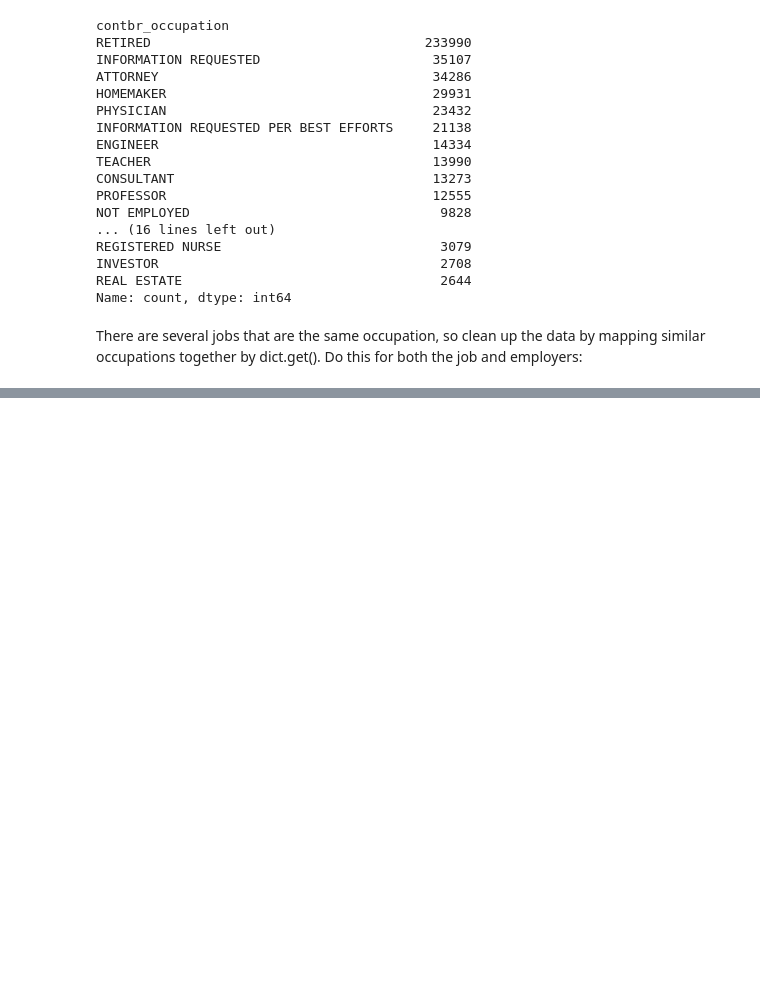
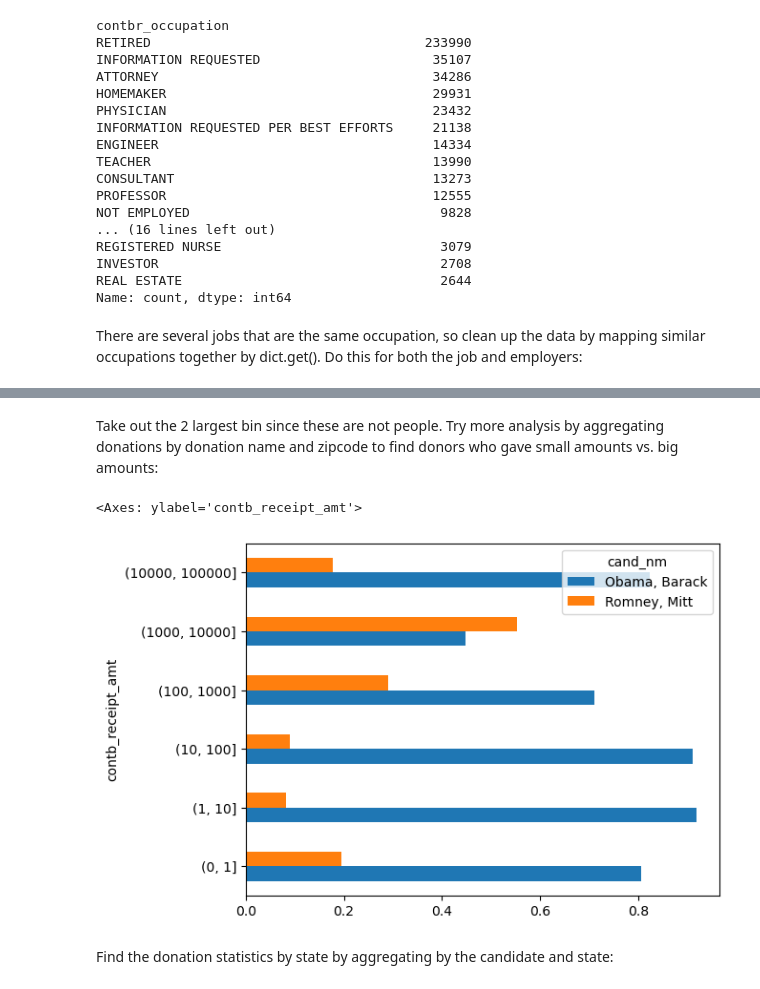
Before and after one commit to allisonvaldez/2012_FEC, a Jupyter notebook: FEC.ipynb, the cells around one changed output, grey strips where cells are left out. Drawn from its saved outputs; the diff is of its cells as text; code cells hidden in the pictures; blank space fills up the shorter version.

```diff
--- a/FEC.ipynb
+++ b/FEC.ipynb
@@ -167,0 +278,2 @@ fec.contbr_occupation = fec.contbr_occupation.map(f)
+# %%
+labels = pd.cut(fec_mrbo.contb_receipt_amt, bins)
@@ -167,0 +298,2 @@ fec.contbr_occupation = fec.contbr_occupation.map(f)
+# %%
+grouped = fec_mrbo.groupby(['cand_nm', labels], observed=False)
@@ -167,0 +315,4 @@ fec.contbr_occupation = fec.contbr_occupation.map(f)
+# %%
+bucket_sums = grouped.contb_receipt_amt.sum().unstack(0)
+# %%
+normed_sums = bucket_sums.div(bucket_sums.sum(axis=1), axis=0)
@@ -167,0 +332,9 @@ fec.contbr_occupation = fec.contbr_occupation.map(f)
+# %% [markdown]
+Take out the 2 largest bin since these are not people. Try more analysis by aggregating donations by donation name and zipcode to find donors who gave small amounts vs. big amounts:
+# %%
+normed_sums[:-2].plot(kind='barh')
+# %% [output]
+<Axes: ylabel='contb_receipt_amt'>
+[figure, added]
+# %% [markdown]
+Find the donation statistics by state by aggregating by the candidate and state:
```
Also changed, not shown: parts of 28 cells of this notebook.
